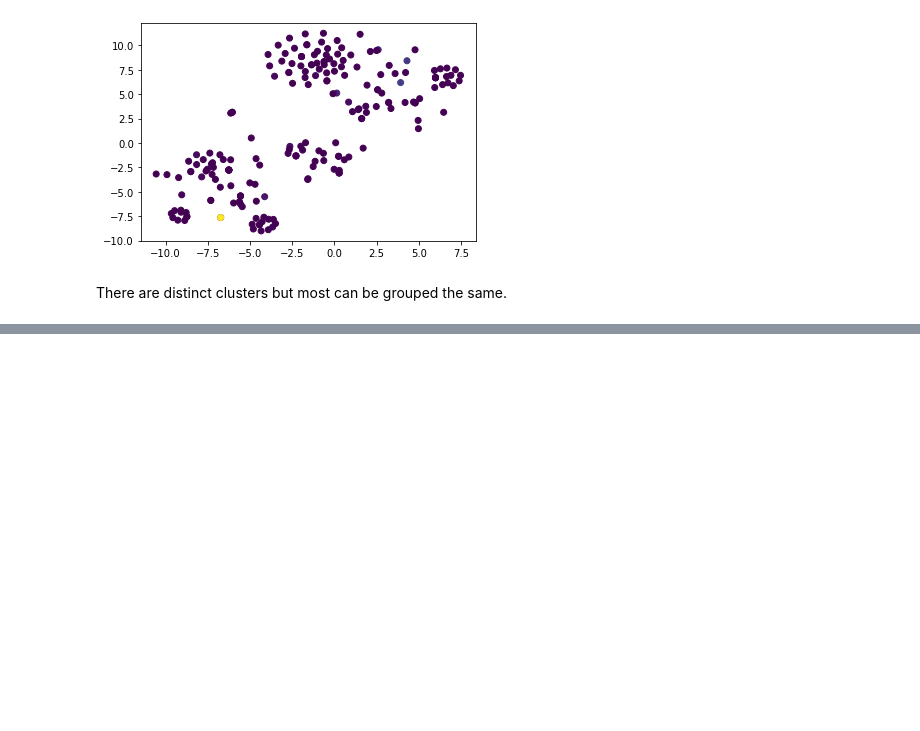
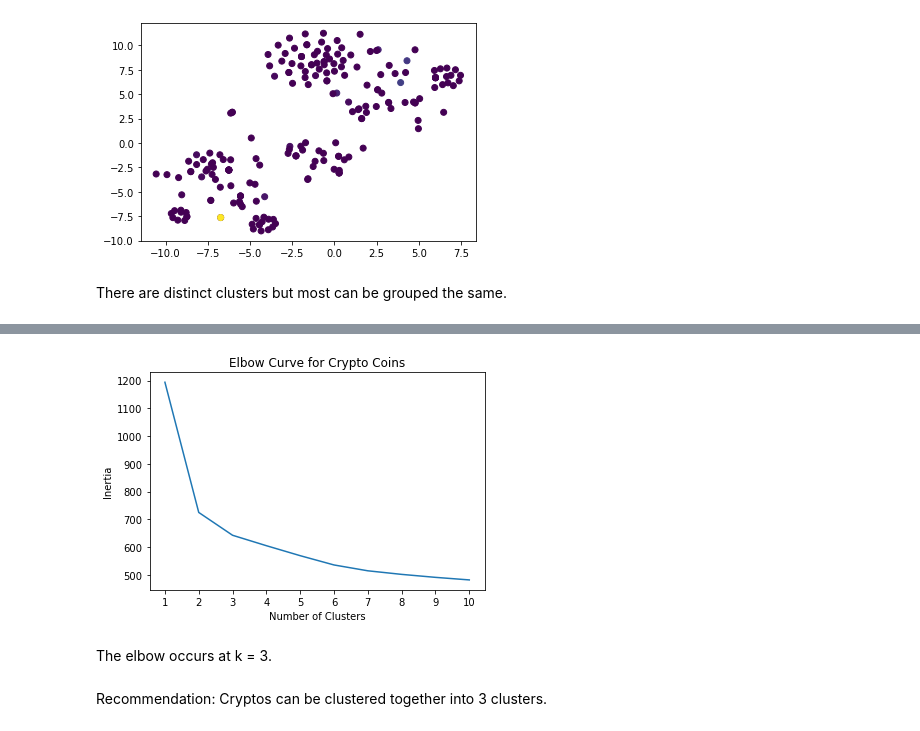
Before and after one commit to jared-roussel/unsupervised-learning-challenge, a Jupyter notebook: data-prep.ipynb, the cells around one changed output, grey strips where cells are left out. Drawn from its saved outputs; the diff is of its cells as text; code cells hidden in the pictures; blank space fills up the shorter version.

```diff
--- a/data-prep.ipynb
+++ b/data-prep.ipynb
@@ -231,13 +231,13 @@ There are distinct clusters but most can be grouped the same.
 inertia = []
 k = list(range(1, 11))
 
-# Calculate the inertia for the range of k values
+#Calculate the inertia for the range of k values
 for i in k:
     km = KMeans(n_clusters = i, random_state = 0)
-    km.fit(df_shopping)
+    km.fit(df)
     inertia.append(km.inertia_)
 
-# Create the Elbow Curve using hvPlot
+#Create the Elbow Curve using hvPlot
 elbow_data = {"k": k, "inertia": inertia}
 df_elbow = pd.DataFrame(elbow_data)
 df_elbow.head()
@@ -243,0 +251,14 @@ df_elbow.head()
+# %%
+#Plot the elbow curve to find the best candidate(s) for k
+plt.plot(df_elbow['k'], df_elbow['inertia'])
+plt.xticks(range(1,11))
+plt.xlabel('Number of Clusters')
+plt.ylabel('Inertia')
+plt.title('Elbow Curve for Crypto Coins')
+plt.show()
+# %% [output]
+[figure, added]
+# %% [markdown]
+The elbow occurs at k = 3.
+# %% [markdown]
+Recommendation: Cryptos can be clustered together into 3 clusters.
```
Also changed, not shown: parts of 1 cell of this notebook.
